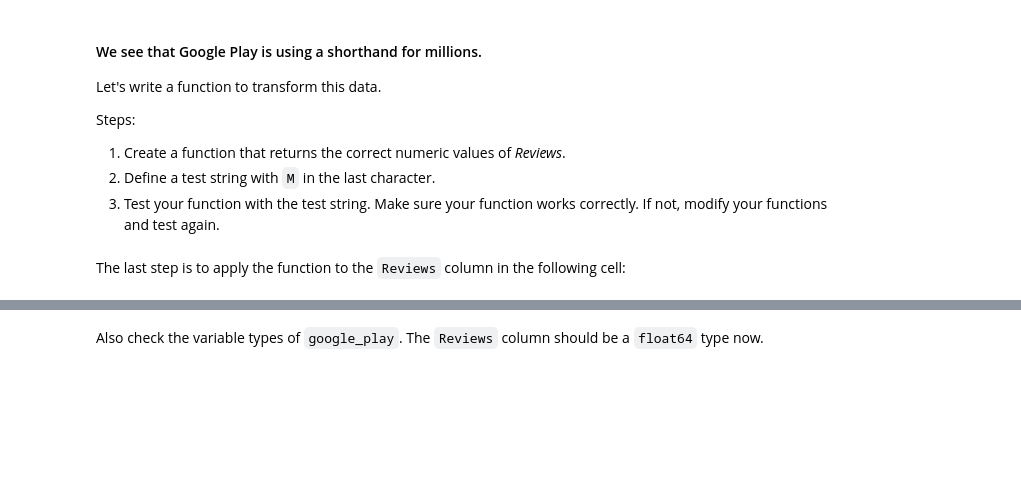
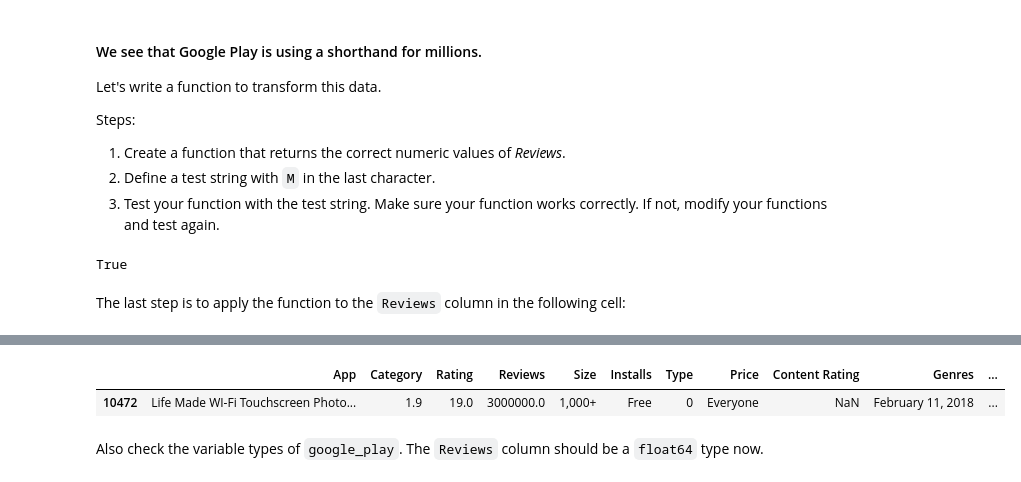
Before and after one commit to ironhack-datalabs/datamad0819, a Jupyter notebook: module-3/lab-supervised-learning-feature-extraction/your-code/main.ipynb, the cells around one changed output, grey strips where cells are left out. Drawn from its saved outputs; the diff is of its cells as text; code cells hidden in the pictures; blank space fills up the shorter version.

```diff
--- a/module-3/lab-supervised-learning-feature-extraction/your-code/main.ipynb
+++ b/module-3/lab-supervised-learning-feature-extraction/your-code/main.ipynb
@@ -108,21 +117,35 @@ def convert_string_to_numeric(s):
     Returns:
         The correct numeric value of the Reviews score.
     """
-    return np.NaN
+
+    if s[-1] == "M":
+        return float(s[:-1]) * 1000000
+    else:
+        return pd.to_numeric(s)
 
 test_string = '4.0M'
 
 convert_string_to_numeric(test_string) == 4000000
+# %% [output]
+True
 # %% [markdown]
 The last step is to apply the function to the `Reviews` column in the following cell:
 # %%
 # Your code here:
+
+google_play["Reviews"] = google_play["Reviews"].apply(convert_string_to_numeric)
 # %% [markdown]
 Check the non-numeric `Reviews` row again. It should have been fixed now and you should see:
 
 ![Reviews_bool_fixed.png](reviews-bool-fixed.png)
 # %%
 # Your code here
+
+google_play = google_play.drop(["reviews_numeric"], axis=1)
+google_play[reviews_isnull]
+# %% [output]
+|  | App | Category | Rating | Reviews | Size | Installs | Type | Price | Content Rating | Genres | ... |
+| 10472 | Life Made WI-Fi Touchscreen Photo... | 1.9 | 19.0 | 3000000.0 | 1,000+ | Free | 0 | Everyone | NaN | February 11, 2018 | ... |
 # %% [markdown]
 Also check the variable types of `google_play`. The `Reviews` column should be a `float64` type now.
 # %%
```
Also changed, not shown: parts of 18 cells of this notebook.
